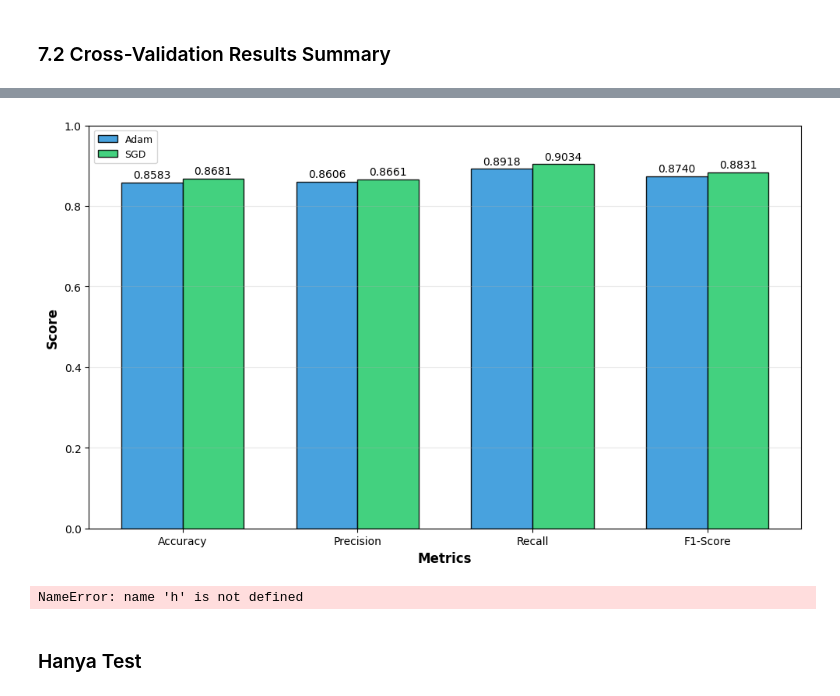
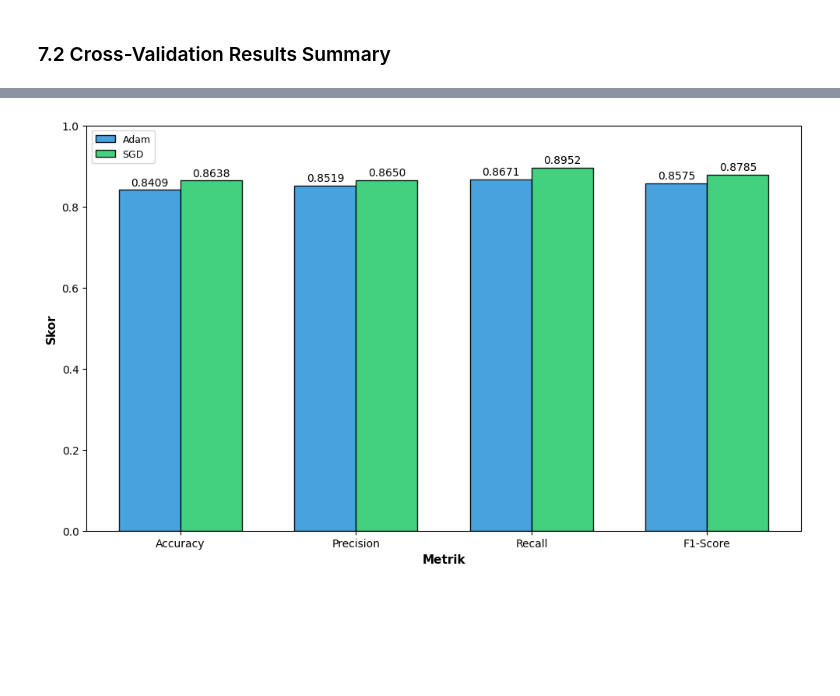
Before and after one commit to solonuansa/5th-semester-project, a Jupyter notebook: Jaringan Syaraf Tiruan/classification-fix.ipynb, the cells around one changed output, grey strips where cells are left out. Cells and saved outputs as stored; diff of their text form; code cells hidden in the pictures; blank space fills up the shorter version.

```diff
--- a/Jaringan Syaraf Tiruan/classification-fix.ipynb
+++ b/Jaringan Syaraf Tiruan/classification-fix.ipynb
@@ -261,7 +232,7 @@ Imbalance Ratio:      1.239
 # %% [markdown]
 ### 3.4 Feature Distribution
 # %%
-print("\n[1] NUMERICAL FEATURES DISTRIBUTION")
+print("\nDistribusi Variabel Numerik")
 fig, axes = plt.subplots(2, 3, figsize=(14, 8))
 axes = axes.flatten()
 
@@ -269,8 +240,6 @@ for i, col in enumerate(NUMERIC_COLS):
     mean_val = df[col].mean()
     median_val = df[col].median()
     axes[i].hist(df[col], bins=25, color='steelblue', alpha=0.7, edgecolor='black')
-    axes[i].axvline(mean_val, color='red', linestyle='--', linewidth=2, label='Mean')
-    axes[i].axvline(median_val, color='green', linestyle='--', linewidth=2, label='Median')
     axes[i].set_title(col, fontsize=11, fontweight='bold')
     axes[i].legend(fontsize=8)
     axes[i].grid(axis='y', alpha=0.3)
@@ -282,13 +251,13 @@ if len(NUMERIC_COLS) < len(axes):
 plt.tight_layout()
 plt.show()
 
-print("\n[2] CATEGORICAL FEATURES DISTRIBUTION")
+print("\nDistribusi Variabel Kategorikal")
 fig, axes = plt.subplots(2, 3, figsize=(14, 8))
 axes = axes.flatten()
 
 for i, col in enumerate(CATEGORICAL_COLS):
     counts = df[col].value_counts()
-    axes[i].bar(counts.index.astype(str), counts.values, color='coral', edgecolor='black')
+    axes[i].bar(counts.index.astype(str), counts.values, color='#F18242', edgecolor='black')
     axes[i].set_title(col, fontsize=11, fontweight='bold')
     axes[i].set_xticks(range(len(counts)))
     axes[i].set_xticklabels(counts.index, rotation=30, ha='right')
@@ -485,7 +454,7 @@ for train_idx, test_idx in kfold.split(X_combined):
 
     model_adam = Sequential([
         Dense(128, activation='relu', input_shape=(n_features,)),
-        Dropout(0.2),
+        # Dropout(0.2),
         Dense(64, activation='relu'),
         Dense(1, activation='sigmoid')
     ])
@@ -550,13 +519,13 @@ for train_idx, test_idx in kfold.split(X_combined):
 
     model_sgd = Sequential([
         Dense(128, activation='relu', input_shape=(n_features,)),
-        Dropout(0.2),
+        # Dropout(0.2),
         Dense(64, activation='relu'),
         Dense(1, activation='sigmoid')
     ])
 
     model_sgd.compile(
-        optimizer=SGD(learning_rate=LR_SGD, momentum=MOMENTUM_SGD),
+        optimizer=SGD(learning_rate=LR_SGD),
         loss='binary_crossentropy',
         metrics=['accuracy']
     )
@@ -815,43 +780,30 @@ Runtime         | -      | 4.98s
 # %%
-# Metrics dan label
 metrics = ['test_accuracy', 'test_precision', 'test_recall', 'test_f1']
 metric_labels = ['Accuracy', 'Precision', 'Recall', 'F1-Score']
 
-# Hitung rata-rata tiap metrik dari hasil cross-validation
 adam_means = [df_cv_adam[m].mean() for m in metrics]
 sgd_means  = [df_cv_sgd[m].mean()  for m in metrics]
 
-# Buat figure dengan ukuran yang nyaman
 plt.figure(figsize=(10, 6))
 
 x = np.arange(len(metrics))
 width = 0.35
 
-# Bar untuk Adam dan SGD
+
 plt.bar(x - width/2, adam_means, width, label='Adam', color='#3498db', edgecolor='black', alpha=0.9)
 plt.bar(x + width/2, sgd_means,  width, label='SGD',  color='#2ecc71', edgecolor='black', alpha=0.9)
 
-# Kustomisasi
-plt.xlabel('Metrics', fontsize=12, fontweight='bold')
-plt.ylabel('Score', fontsize=12, fontweight='bold')
-# plt.title('Cross-Validation Results: Adam vs SGD', fontsize=14, fontweight='bold')
+plt.xlabel('Metrik', fontsize=11, fontweight='bold')
+plt.ylabel('Skor', fontsize=11, fontweight='bold')
 plt.xticks(x, metric_labels, rotation=0)
 plt.ylim(0, 1.0)
 plt.legend(fontsize=9)
-plt.grid(True, axis='y', alpha=0.3)
 
-# Tambahkan nilai di atas bar
 for i, (adam_val, sgd_val) in enumerate(zip(adam_means, sgd_means)):
     plt.text(i - width/2, adam_val + 0.005, f'{adam_val:.4f}', ha='center', va='bottom', fontsize=10)
     plt.text(i + width/2,  sgd_val + 0.005,  f'{sgd_val:.4f}',  ha='center', va='bottom', fontsize=10)
 
 plt.tight_layout()
 plt.show()
 # %% [output]
-[figure, old version]
+[figure, new version]
-# %%
-h
-# %% [output]
-NameError: name 'h' is not defined
-# %% [markdown]
-### Hanya Test
```
Also changed, not shown: parts of 29 cells of this notebook.
